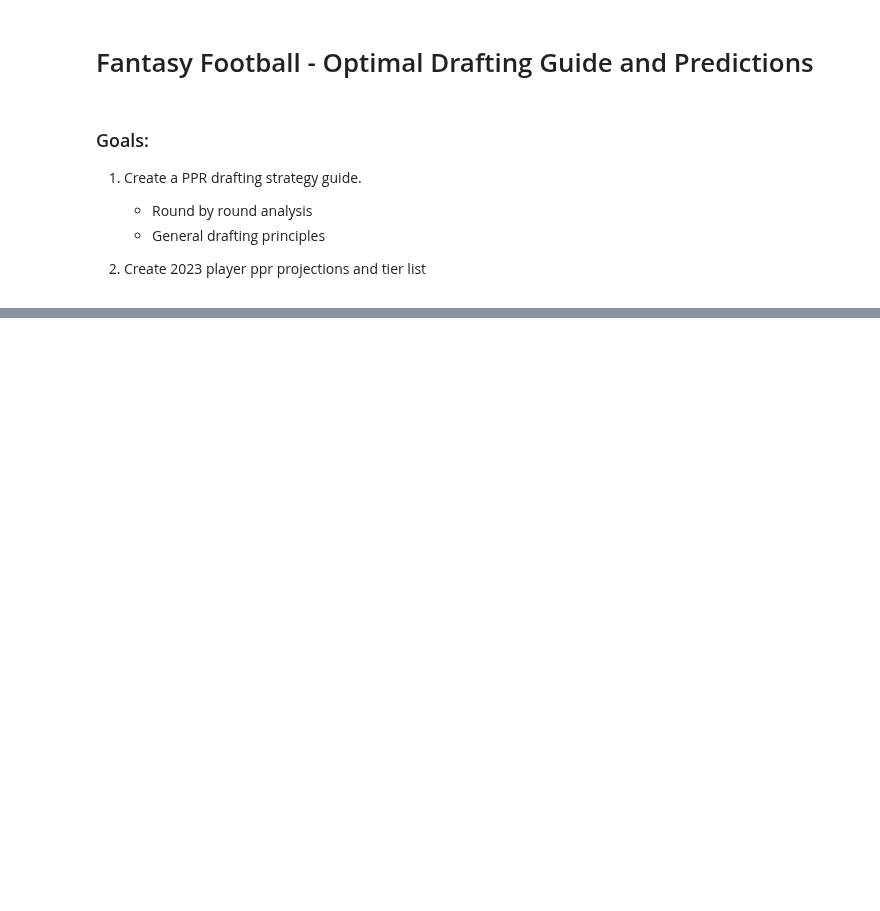
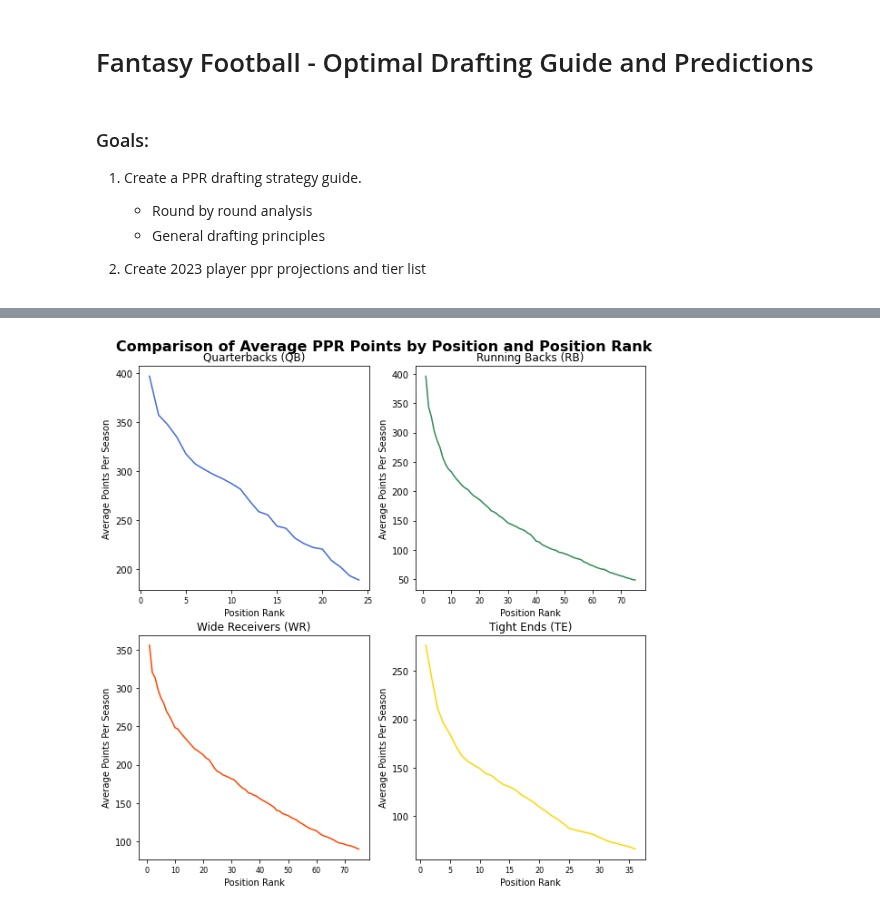
Before and after one commit to ffb-optimal-draft/ffb-draft-strategy, a Jupyter notebook: final_notebook.ipynb, the cells around one changed output, grey strips where cells are left out. Cells and saved outputs as stored; diff of their text form; code cells hidden in the pictures; blank space fills up the shorter version.

```diff
--- a/final_notebook.ipynb
+++ b/final_notebook.ipynb
@@ -40,0 +45,4 @@ df.head()
+# %%
+e.pnt_avg_by_pos_rank(df)
+# %% [output]
+[figure, added]
```
Also changed, not shown: parts of 13 cells of this notebook, 1 other file.
